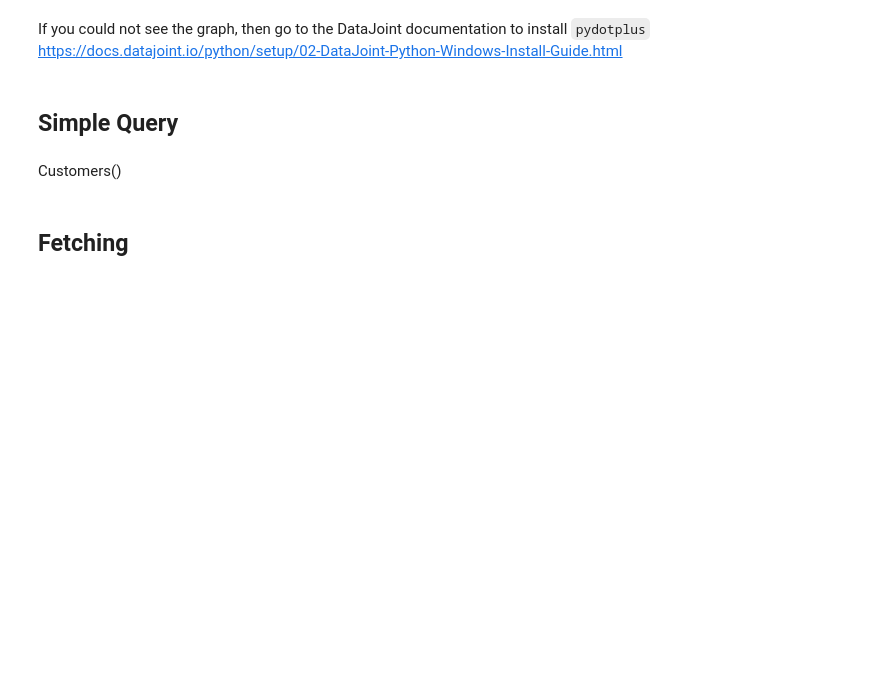
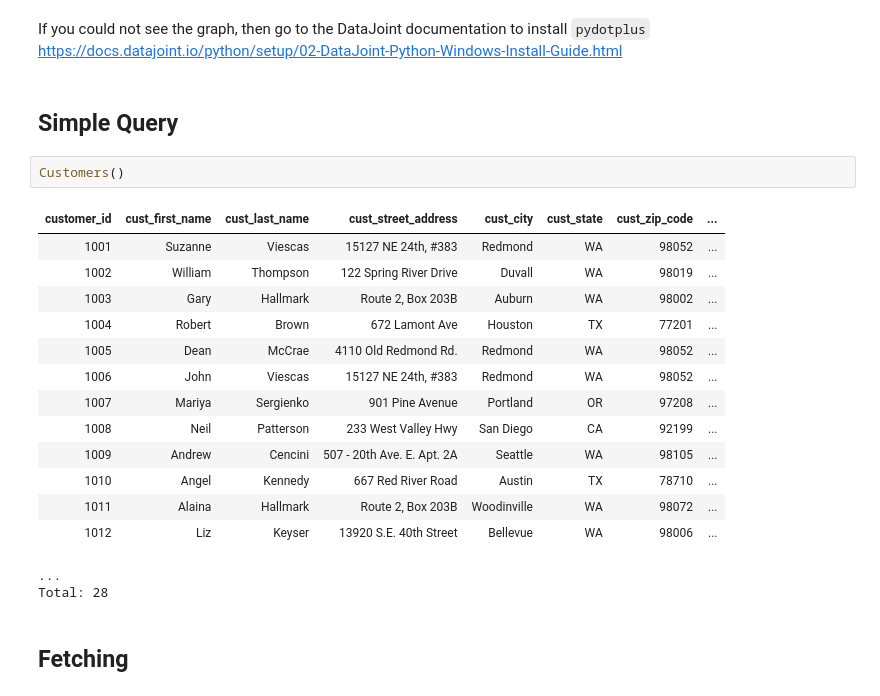
Before and after one commit to dimitri-yatsenko/Database-Systems-for-Data-Science, a Jupyter notebook: notebooks/Assign-04.ipynb, the cells around one changed output. Saved outputs shown, nothing was run; the diff lists cells and outputs as text; blank space fills up the shorter version.

```diff
--- a/notebooks/Assign-04.ipynb
+++ b/notebooks/Assign-04.ipynb
@@ -39,8 +48,24 @@ dj.Diagram(schema)
 If you could not see the graph, then go to the DataJoint documentation to install `pydotplus`  https://docs.datajoint.io/python/setup/02-DataJoint-Python-Windows-Install-Guide.html
 # %% [markdown]
 ## Simple Query
-# %% [markdown]
-Customers()
+# %%
+Customers()
+# %% [output]
+| customer_id | cust_first_name | cust_last_name | cust_street_address | cust_city | cust_state | cust_zip_code | ... |
+| 1001 | Suzanne | Viescas | 15127 NE 24th, #383 | Redmond | WA | 98052 | ... |
+| 1002 | William | Thompson | 122 Spring River Drive | Duvall | WA | 98019 | ... |
+| 1003 | Gary | Hallmark | Route 2, Box 203B | Auburn | WA | 98002 | ... |
+| 1004 | Robert | Brown | 672 Lamont Ave | Houston | TX | 77201 | ... |
+| 1005 | Dean | McCrae | 4110 Old Redmond Rd. | Redmond | WA | 98052 | ... |
+| 1006 | John | Viescas | 15127 NE 24th, #383 | Redmond | WA | 98052 | ... |
+| 1007 | Mariya | Sergienko | 901 Pine Avenue | Portland | OR | 97208 | ... |
+| 1008 | Neil | Patterson | 233 West Valley Hwy | San Diego | CA | 92199 | ... |
+| 1009 | Andrew | Cencini | 507 - 20th Ave. E. Apt. 2A | Seattle | WA | 98105 | ... |
+| 1010 | Angel | Kennedy | 667 Red River Road | Austin | TX | 78710 | ... |
+| 1011 | Alaina | Hallmark | Route 2, Box 203B | Woodinville | WA | 98072 | ... |
+| 1012 | Liz | Keyser | 13920 S.E. 40th Street | Bellevue | WA | 98006 | ... |
+...
+Total: 28
 # %% [markdown]
 ## Fetching
 # %%
```
Also changed, not shown: parts of 37 cells of this notebook, 1 other file.
